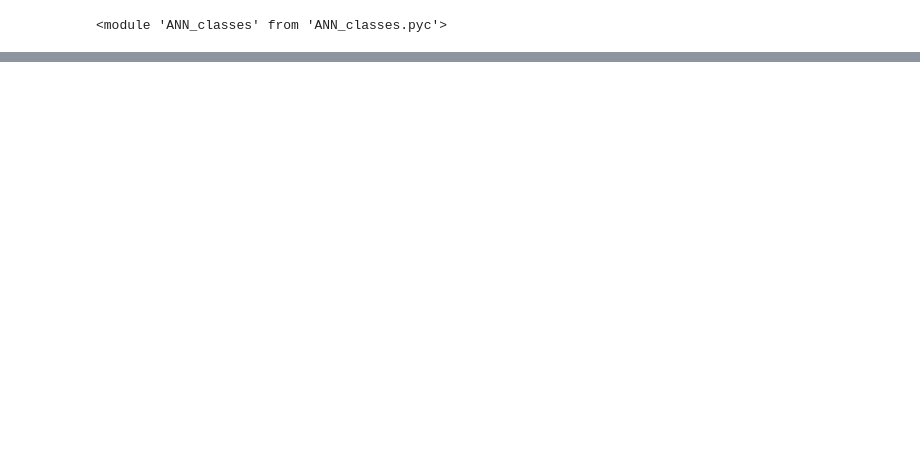
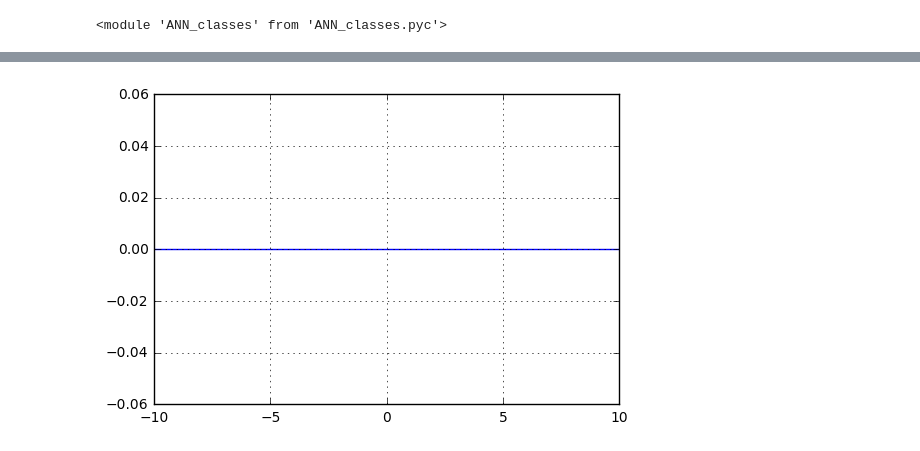
Before and after one commit to ateplovoz/ANN, a Jupyter notebook: ANN_vector_GitVersion.ipynb, the cells around one changed output, grey strips where cells are left out. Cells and saved outputs as stored; diff of their text form; code cells hidden in the pictures; blank space fills up the shorter version.

```diff
--- a/ANN_vector_GitVersion.ipynb
+++ b/ANN_vector_GitVersion.ipynb
@@ -174,30 +209,11 @@ plt.show()
-# %%
-for _ in xrange(1):
-    pick = np.random.randint(len(set_input))
-#     pick = 0
-    ANN1.forward([set_input[pick]])
-    print ANN1.Vii
-    ANN1.getnetgrad([set_output[pick]])
-    ANN1.backward()
-    ANN1.forward([set_input[pick]])
-    ANN1.VLoo[0].v[0]
-    #######
-    dxx = np.linspace(0, max(set_input), 50)
-    dyy = np.zeros([50])
-    dyy_p = np.zeros([50,3])
-    c = 0
-    for x in dxx:
-        ANN1.forward([x])
-        dyy[c] = ANN1.VLoo[0].v[0]
-        dyy_p[c] = ANN_classes.unpackval(ANN1.VL1)[0]*ANN1.Loo[0].Vw.v
-        c += 1
-    ANN_iter += 1
-print 'Ann_iter: {}'.format(ANN_iter)
-fig = plt.figure()
-ax1 = plt.subplot(111)
-ax2 = ax1.twinx()
-ax1.plot(set_input, set_output, 'k.')
-ax1.plot(dxx, dyy, 'k-')
-[ax1.plot(dxx, dyy_p[:,i], 'g') for i in xrange(len(dyy_p[0, :]))]
-ax1.grid(True)
-plt.show()
+# %%
+w1 = -1
+w2 = -1
+xs = np.linspace(-10,10,100)
+ys = [max(0,max(0,x*w1)*w2) for x in xs]
+plt.figure()
+plt.plot(xs, ys)
+plt.grid()
+plt.show()
+# %% [output]
+[figure, added]
```
Also changed, not shown: parts of 29 cells of this notebook, 4 other files.
